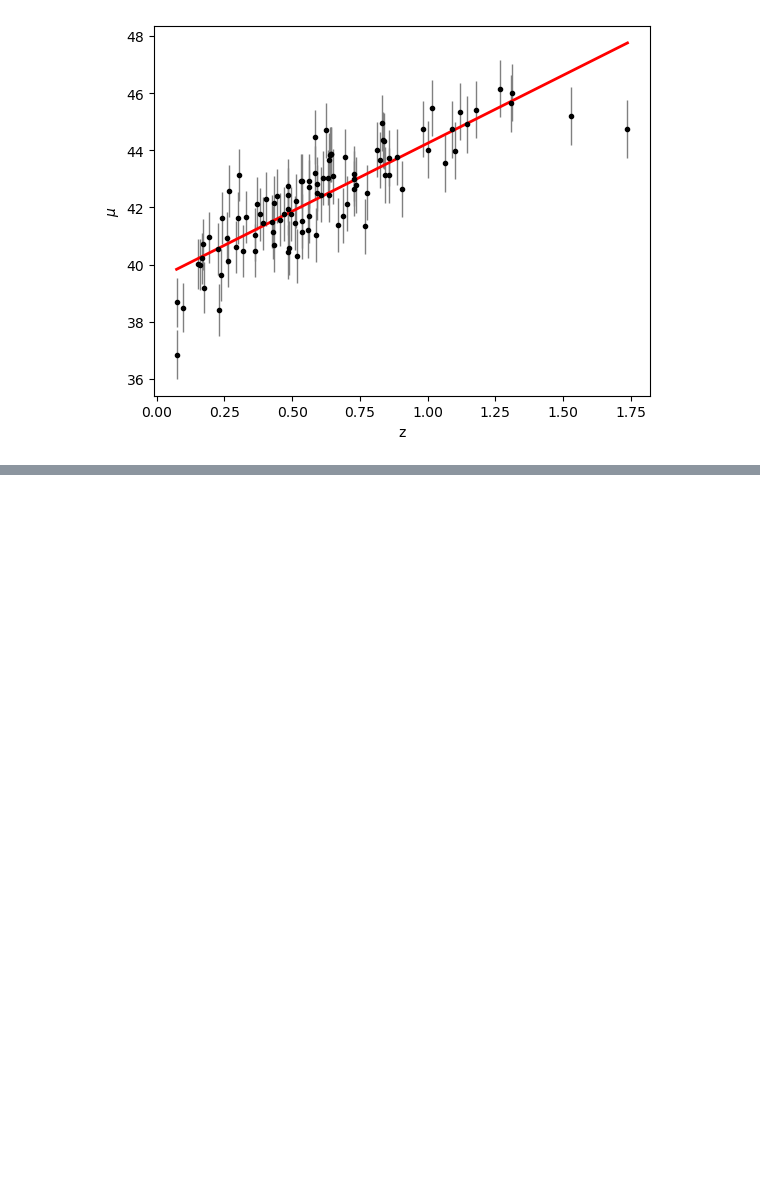
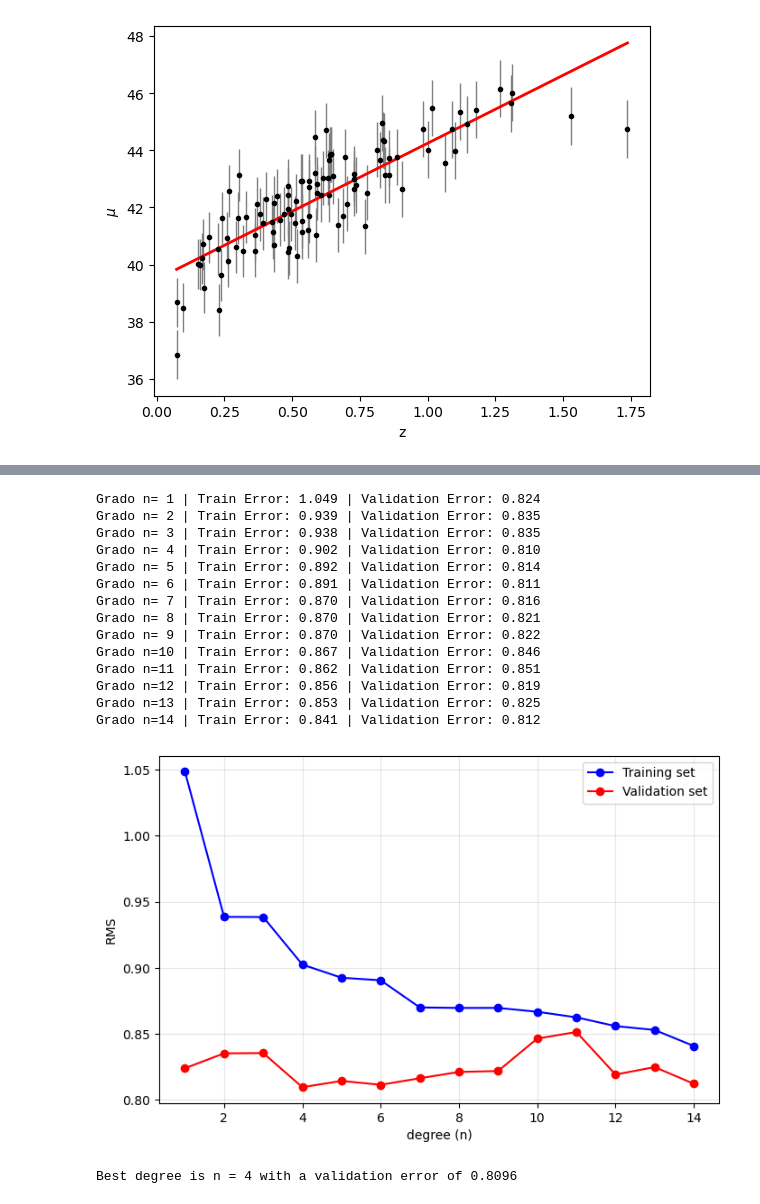
Before and after one commit to Matteo-Raschi/astrostatistics_bicocca_2026, a Jupyter notebook: working/L17.ipynb, the cells around one changed output, grey strips where cells are left out. Saved outputs shown, nothing was run; the diff lists cells and outputs as text; code cells hidden in the pictures; blank space fills up the shorter version.

```diff
--- a/working/L17.ipynb
+++ b/working/L17.ipynb
@@ -139,0 +90,59 @@ plt.show()
+# %%
+#now lets split the into training and validation sets
+
+from sklearn.model_selection import train_test_split
+import numpy as np
+
+X_train, X_val, y_train, y_val, dy_train, dy_val = train_test_split(x, y, dmu, test_size=0.3, random_state=42)
+# %%
+#help function
+
+def geterror(X, y, model):
+    pred = model.predict(X)
+    return np.sqrt(np.mean((y - pred)**2))
+def fitanderror(model):
+    model.fit(X_train, y_train, dy_train)
+    error_train = geterror(X_train, y_train, model)
+    error_val   = geterror(X_val, y_val, model)
+    return error_train, error_val
+
+
+nrange = np.arange(1, 15)
+etrain = []
+etest = []
+for n in nrange:
+    model = PolynomialRegression(n)
+
+    err_t, err_v = fitanderror(model)
+
+    etrain.append(err_t)
+    etest.append(err_v)
+    print(f"Grado n={n:2d} | Train Error: {err_t:.3f} | Validation Error: {err_v:.3f}")
+
+plt.figure(figsize=(8, 5))
+plt.plot(nrange, etrain, 'b-o', label='Training set')
+plt.plot(nrange, etest, 'r-o', label='Validation set')
+plt.xlabel('degree (n)')
+plt.ylabel('RMS')
+plt.legend()
+plt.grid(True, alpha=0.3)
+plt.show()
+best_n = nrange[np.argmin(etest)]
+print(f"Best degree is n = {best_n} with a validation error of {min(etest):.4f}")
+# %% [output]
+Grado n= 1 | Train Error: 1.049 | Validation Error: 0.824
+Grado n= 2 | Train Error: 0.939 | Validation Error: 0.835
+Grado n= 3 | Train Error: 0.938 | Validation Error: 0.835
+Grado n= 4 | Train Error: 0.902 | Validation Error: 0.810
+Grado n= 5 | Train Error: 0.892 | Validation Error: 0.814
+Grado n= 6 | Train Error: 0.891 | Validation Error: 0.811
+Grado n= 7 | Train Error: 0.870 | Validation Error: 0.816
+Grado n= 8 | Train Error: 0.870 | Validation Error: 0.821
+Grado n= 9 | Train Error: 0.870 | Validation Error: 0.822
+Grado n=10 | Train Error: 0.867 | Validation Error: 0.846
+Grado n=11 | Train Error: 0.862 | Validation Error: 0.851
+Grado n=12 | Train Error: 0.856 | Validation Error: 0.819
+Grado n=13 | Train Error: 0.853 | Validation Error: 0.825
+Grado n=14 | Train Error: 0.841 | Validation Error: 0.812
+[figure, added]
+Best degree is n = 4 with a validation error of 0.8096
```
Also changed, not shown: parts of 2 cells of this notebook, 2 other files.
